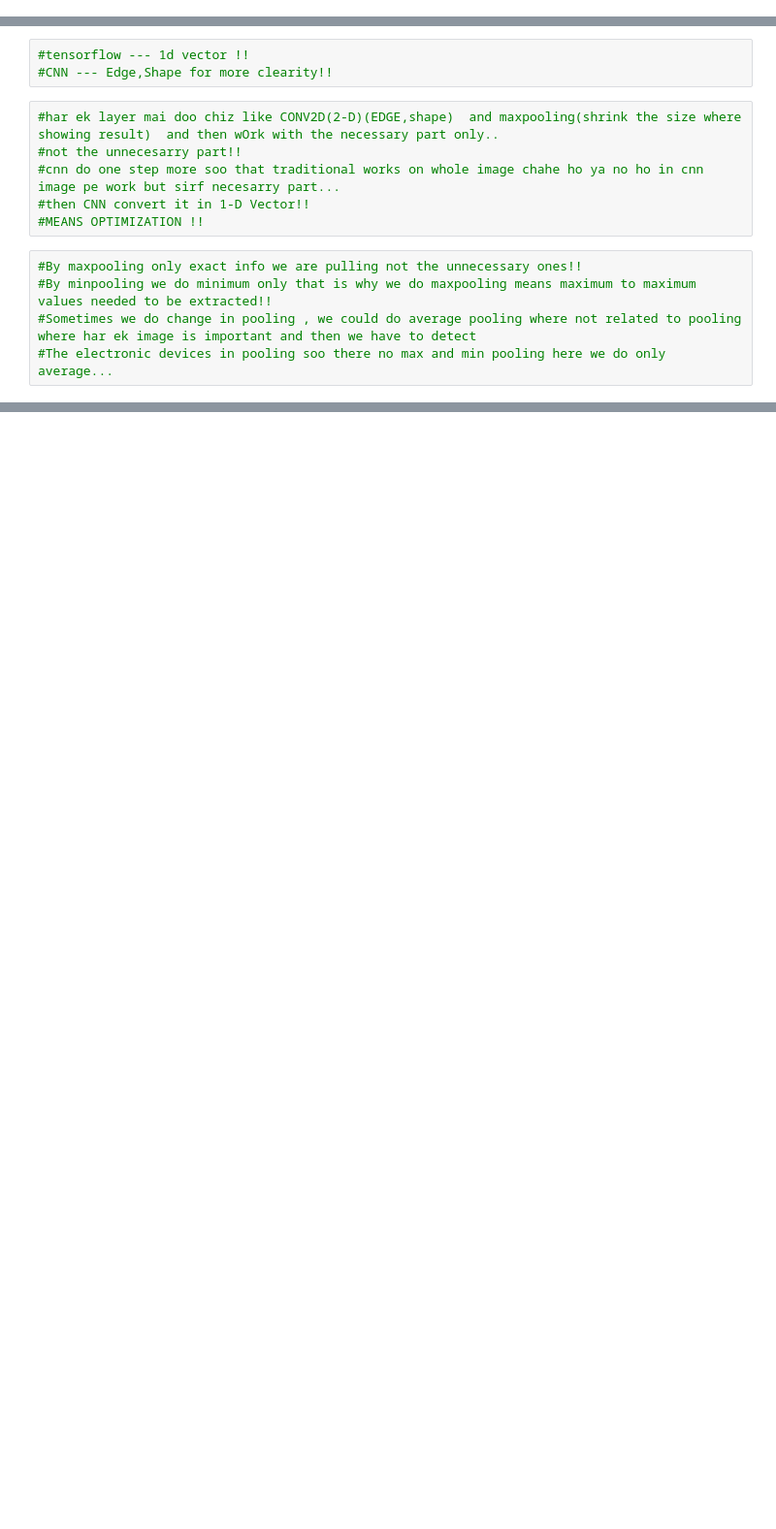
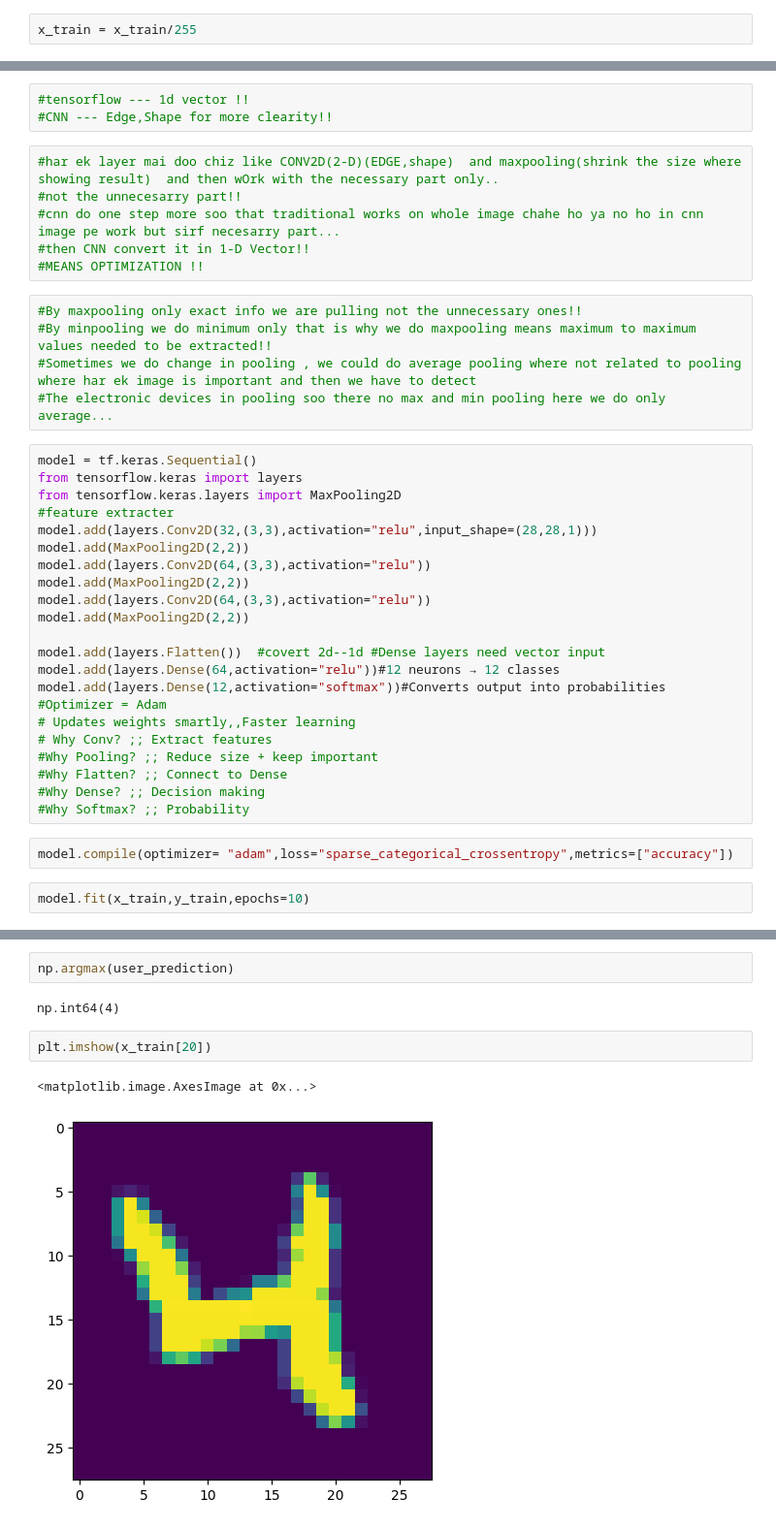
Before and after one commit to Saisneha0209/Machine-Learning, a Jupyter notebook: Deep_Learning_Model.ipynb, the cells around one changed output, grey strips where cells are left out. Shown at 97% size. Saved outputs shown, nothing was run; the diff lists cells and outputs as text; blank space fills up the shorter version.

```diff
--- a/Deep_Learning_Model.ipynb
+++ b/Deep_Learning_Model.ipynb
@@ -70,3 +70,5 @@ print(y_train)
   [0 0 0 ... 0 0 0]]]
 --------------------------------------------
 [5 0 4 ... 5 6 8]
+# %%
+x_train = x_train/255
@@ -144,3 +187,29 @@ plt.imshow(x_train[4000],cmap="gray")
 #By minpooling we do minimum only that is why we do maxpooling means maximum to maximum values needed to be extracted!!
 #Sometimes we do change in pooling , we could do average pooling where not related to pooling where har ek image is important and then we have to detect
 #The electronic devices in pooling soo there no max and min pooling here we do only average...
+# %%
+model = tf.keras.Sequential()
+from tensorflow.keras import layers
+from tensorflow.keras.layers import MaxPooling2D
+#feature extracter
+model.add(layers.Conv2D(32,(3,3),activation="relu",input_shape=(28,28,1)))
+model.add(MaxPooling2D(2,2))
+model.add(layers.Conv2D(64,(3,3),activation="relu"))
+model.add(MaxPooling2D(2,2))
+model.add(layers.Conv2D(64,(3,3),activation="relu"))
+model.add(MaxPooling2D(2,2))
+
+model.add(layers.Flatten())  #covert 2d--1d #Dense layers need vector input
+model.add(layers.Dense(64,activation="relu"))#12 neurons → 12 classes
+model.add(layers.Dense(12,activation="softmax"))#Converts output into probabilities
+#Optimizer = Adam
+# Updates weights smartly,,Faster learning
+# Why Conv? ;; Extract features
+#Why Pooling? ;; Reduce size + keep important
+#Why Flatten? ;; Connect to Dense
+#Why Dense? ;; Decision making
+#Why Softmax? ;; Probability
+# %%
+model.compile(optimizer= "adam",loss="sparse_categorical_crossentropy",metrics=["accuracy"])
+# %%
+model.fit(x_train,y_train,epochs=10)
@@ -146,0 +252,9 @@ plt.imshow(x_train[4000],cmap="gray")
+# %%
+np.argmax(user_prediction)
+# %% [output]
+np.int64(4)
+# %%
+plt.imshow(x_train[20])
+# %% [output]
+<matplotlib.image.AxesImage at 0x...>
+[figure, added]
```
Also changed, not shown: parts of 11 cells of this notebook.
